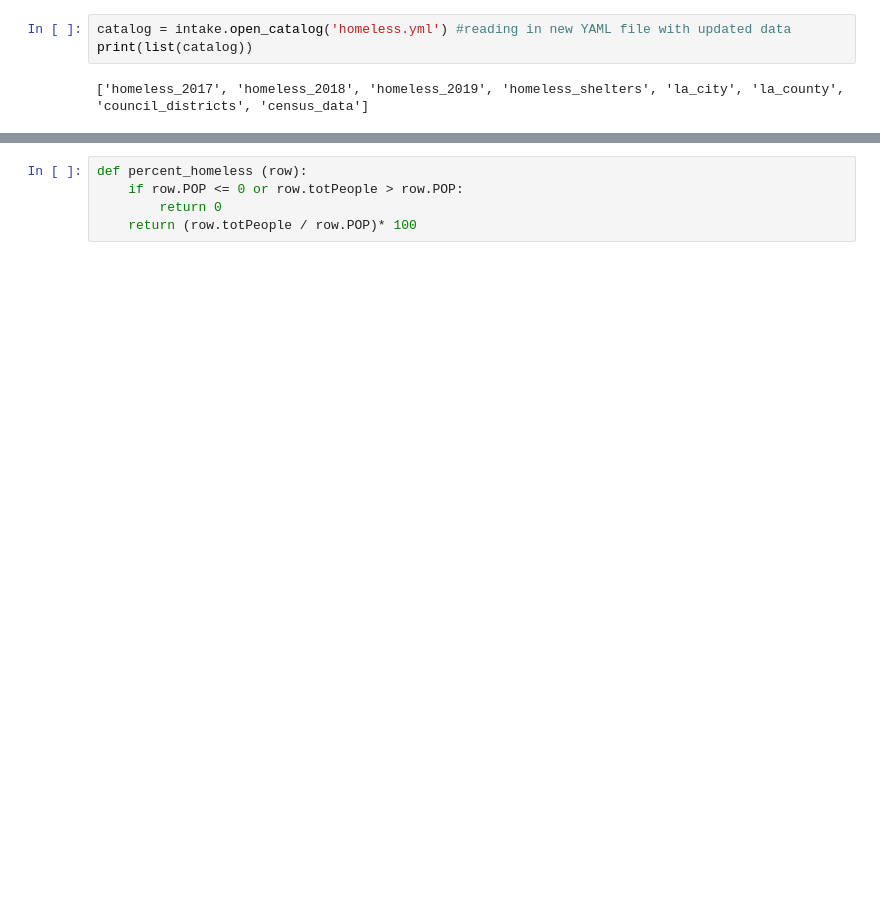
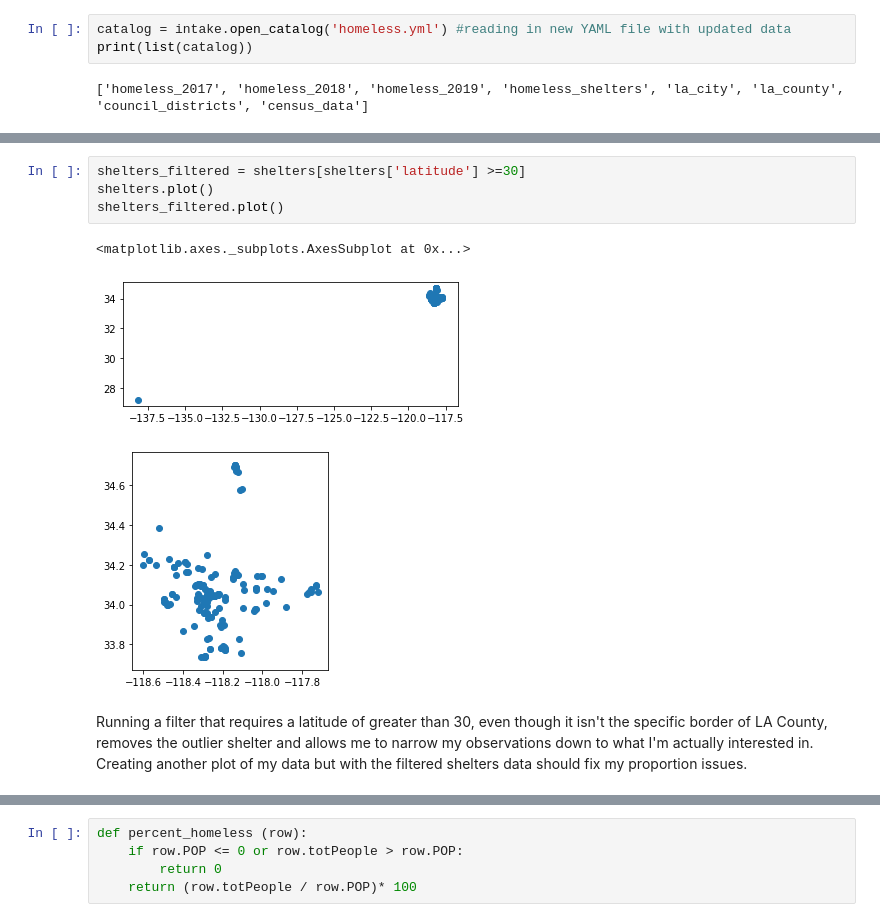
Before and after one commit to phillipwongg/best-practices, a Jupyter notebook: Homelessness_Analysis.ipynb, the cells around one changed output, grey strips where cells are left out. Drawn from its saved outputs; the diff is of its cells as text; blank space fills up the shorter version.

```diff
--- a/Homelessness_Analysis.ipynb
+++ b/Homelessness_Analysis.ipynb
@@ -273,0 +52,10 @@ total_population_2019 = three.merge(census_data, left_on='Tract_N', right_on='TR
+# %%
+shelters_filtered = shelters[shelters['latitude'] >=30]
+shelters.plot()
+shelters_filtered.plot()
+# %% [output]
+<matplotlib.axes._subplots.AxesSubplot at 0x...>
+[figure, added]
+[figure, added]
+# %% [markdown]
+Running a filter that requires a latitude of greater than 30, even though it isn't the specific border of LA County, removes the outlier shelter and allows me to narrow my observations down to what I'm actually interested in. Creating another plot of my data but with the filtered shelters data should fix my proportion issues.
```
Also changed, not shown: parts of 75 cells of this notebook, 5 other files.
